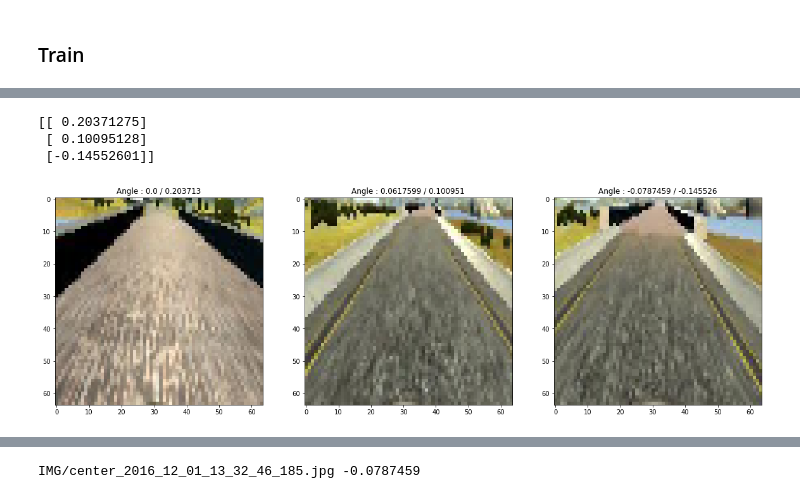
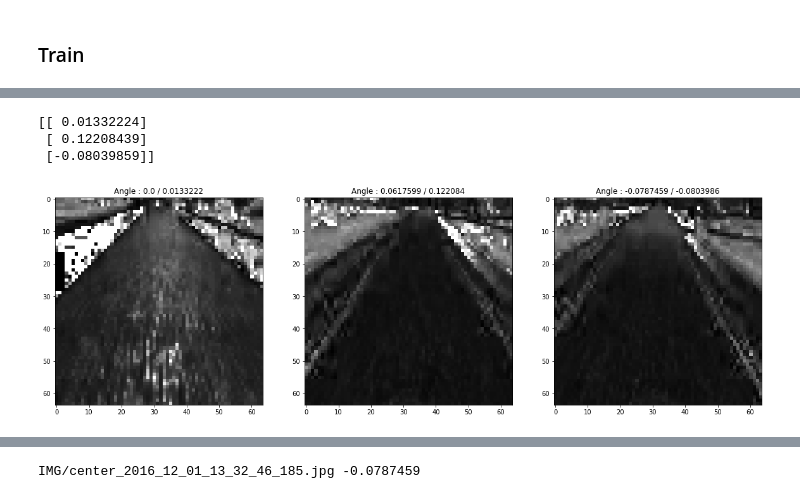
Before and after one commit to husams/Behavioral-Cloning, a Jupyter notebook: nvida.ipynb, the cells around one changed output, grey strips where cells are left out. Drawn from its saved outputs; the diff is of its cells as text; code cells hidden in the pictures.

Commit message:
change activation, use different colorspace

```diff
--- a/nvida.ipynb
+++ b/nvida.ipynb
@@ -169,7 +189,7 @@ validation_generator = generator(validation_samples, batch_size=32, augmentation
 learning_rate = 0.0001 # (good result)
 
 def nvidia_model(learning_rate = 0.0001):
-    opt = Adam(lr=learning_rate)
+    opt = Adam(lr=learning_rate, )
 
     model = Sequential()
     model.add(Lambda(lambda x: (x / 255.0) - 0.5, input_shape=(64, 64, 3)))
@@ -185,33 +205,30 @@ def nvidia_model(learning_rate = 0.0001):
     model.add(Dense(100,activation="relu"))
     model.add(Dropout(0.2))
     model.add(Dense(50,activation="relu"))
-    model.add(Dropout(0.2))
+    model.add(Dropout(0.5))
     model.add(Dense(10, activation="relu"))
-    #model.add(Dropout(0.2))
+    #model.add(Dropout(0.5))
     model.add(Dense(1))
     return model
 
 opt = Adam(lr=learning_rate)
 
 def small_model(learning_rate=0.0001):
-
-
     model = Sequential()
-    model.add(Lambda(lambda x: (x / 255.0) - 0.5, input_shape=(64, 64, 3)))
-    #model.add(Cropping2D(cropping=((55,22), (0,0))))
-    model.add(Convolution2D(16, 3,3, subsample=(1, 1), activation="relu"))
+    #model.add(Lambda(lambda x: (x / 255.0) - 0.5, input_shape=(64, 64, 1)))
+    model.add(Convolution2D(16, 3,3, subsample=(1, 1), activation="elu", input_shape=(64, 64, 1)))
     model.add(MaxPooling2D(pool_size=(2,2)))
-    model.add(Convolution2D(32, 3,3, subsample=(1, 1), activation="relu"))
+    model.add(Convolution2D(32, 3,3, subsample=(1, 1), activation="elu"))
     model.add(MaxPooling2D(pool_size=(2,2)))
-    model.add(Convolution2D(64, 3,3, subsample=(1, 1), activation="relu"))
+    model.add(Convolution2D(64, 3,3, subsample=(1, 1), activation="elu"))
     model.add(MaxPooling2D(pool_size=(2,2)))
     model.add(Flatten())
-    model.add(Dense(500,activation="relu"))
-    #model.add(Dropout(0.2))
-    model.add(Dense(100,activation="relu"))
-    #model.add(Dropout(0.2))
-    model.add(Dense(10, activation="relu"))
-    #model.add(Dropout(0.2))
+    model.add(Dense(500,activation="elu"))
+    model.add(Dropout(0.5))
+    model.add(Dense(100,activation="elu"))
+    model.add(Dropout(0.5))
+    model.add(Dense(10, activation="elu"))
+    #model.add(Dropout(0.5))
     model.add(Dense(1))
     return model
 
@@ -239,14 +256,17 @@ ________________________________________________________________________________
 # %% [markdown]
 ### Train
 # %%
-batch_size  = 32
+def samples_count(total_count, batch_size):
+    return math.ceil(total_count/batch_size) * batch_size
+
+batch_size  = 128
 epochs      = 5
 
-train_generator      = generator(train_samples, batch_size=batch_size)
+train_generator      = generator(train_samples, batch_size=batch_size, trace=True)
 validation_generator = generator(validation_samples, batch_size=batch_size, augmentation=False)
 
-samples_per_epoch  = 40000 #math.ceil((len(train_samples)*8)/batch_size) * batch_size
-nb_val_samples     = 24000 #math.ceil((len(validation_samples)*8) / batch_size) * batch_size
+samples_per_epoch  = samples_count(40000, batch_size) #math.ceil((len(train_samples)*8)/batch_size) * batch_size
+nb_val_samples     = samples_count(24000, batch_size) #math.ceil((len(validation_samples)*8) / batch_size) * batch_size
 
 history = model.fit_generator(
     train_generator,
@@ -300,29 +342,29 @@ array([ 0.        ,  0.25      ,  0.1765823 ,  0.2722676 ,  0.07132844,
 # %%
 data = pd.read_csv("./data/driving_log.csv")
 
 
 center_data = data[data.steering == 0].iloc[0]
 left_data   = data[data.steering > 0].iloc[0]
 right_data  = data[data.steering < 0].iloc[0]
 
 center = preprocess(plt.imread("./data/" + center_data['center']))
 left   = preprocess(plt.imread("./data/" + left_data['center']))
 right  = preprocess(plt.imread("./data/" + right_data['center']))
 
 images = [center,left,right]
 angles = [center_data['steering'], left_data['steering'], right_data['steering']]
 
 p = model.predict(np.array(images))
 print(p)
 
 plt.figure(1,figsize=(20,20))
 for idx, image in enumerate(images):
     plt.subplot(1,3,idx+1)
     plt.title('Angle : ' + str(angles[idx]) + " / " + str(p[idx][0]))
-    plt.imshow(image)
+    plt.imshow(image[:,:,0], cmap='gray')
 plt.show()
 # %% [output]
-[[ 0.20371275]
- [ 0.10095128]
- [-0.14552601]]
+[[ 0.01332224]
+ [ 0.12208439]
+ [-0.08039859]]
-[figure, old version]
+[figure, new version]
```
Also changed, not shown: parts of 14 cells of this notebook, 1 other file.
